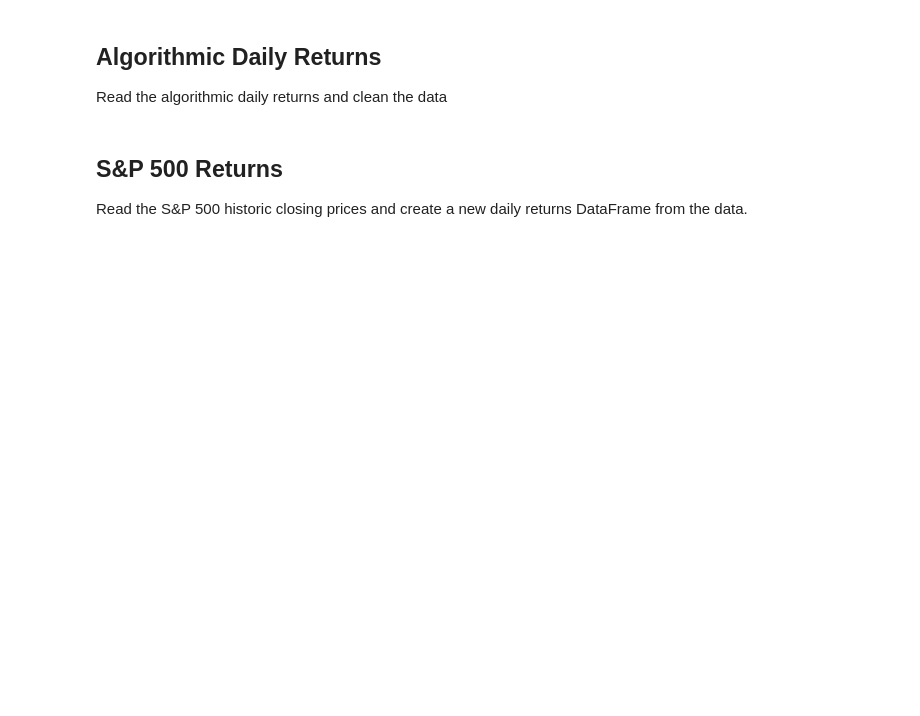
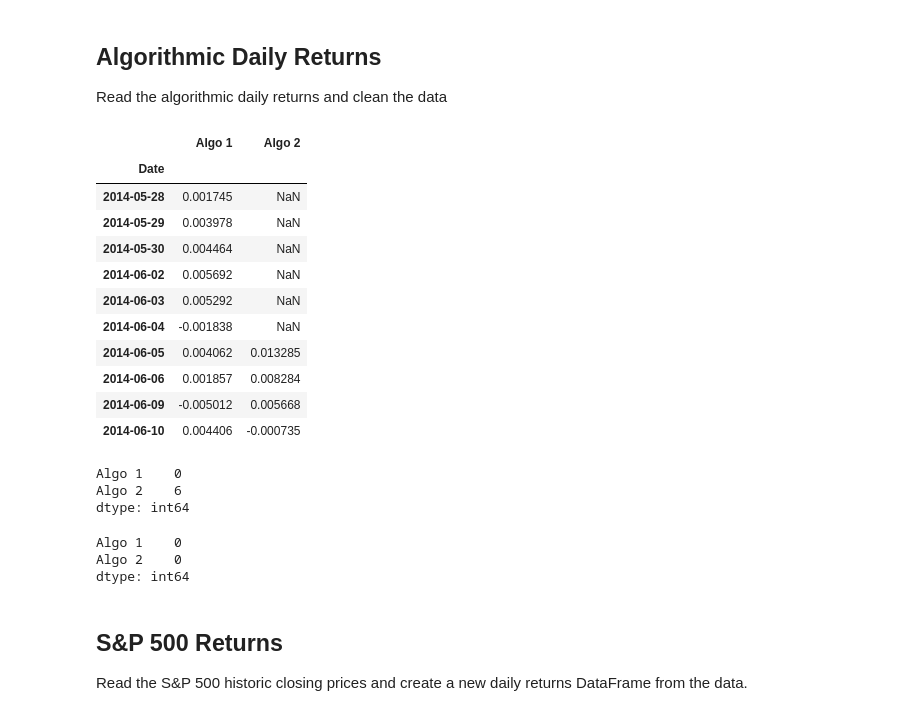
Before and after one commit to nbaronti/Pandas_Homework, a Jupyter notebook: Pandas_Homework.ipynb, the cells around one changed output. Saved outputs shown, nothing was run; the diff lists cells and outputs as text; code cells hidden in the pictures; blank space fills up the shorter version.

```diff
--- a/Pandas_Homework.ipynb
+++ b/Pandas_Homework.ipynb
@@ -65,7 +77,36 @@ Read the algorithmic daily returns and clean the data
+# %%
+# Reading algorithmic returns
+algo_returns_df = pd.read_csv(algo_returns_path, index_col="Date", parse_dates=True, infer_datetime_format=True)
+algo_returns_df.sort_index(inplace=True)
+algo_returns_df.head(10)
+# %% [output]
+|  | Algo 1 | Algo 2 |
+| Date |  |  |
+| 2014-05-28 | 0.001745 | NaN |
+| 2014-05-29 | 0.003978 | NaN |
+| 2014-05-30 | 0.004464 | NaN |
+| 2014-06-02 | 0.005692 | NaN |
+| 2014-06-03 | 0.005292 | NaN |
+| 2014-06-04 | -0.001838 | NaN |
+| 2014-06-05 | 0.004062 | 0.013285 |
+| 2014-06-06 | 0.001857 | 0.008284 |
+| 2014-06-09 | -0.005012 | 0.005668 |
+| 2014-06-10 | 0.004406 | -0.000735 |
 # %%
 # Count nulls
+algo_returns_df.isnull().sum()
+# %% [output]
+Algo 1    0
+Algo 2    6
+dtype: int64
 # %%
 # Drop nulls
+algo_returns_df.dropna(inplace=True)
+algo_returns_df.isnull().sum()
+# %% [output]
+Algo 1    0
+Algo 2    0
+dtype: int64
 # %% [markdown]
 ## S&P 500 Returns
 
```
Also changed, not shown: parts of 12 cells of this notebook.
